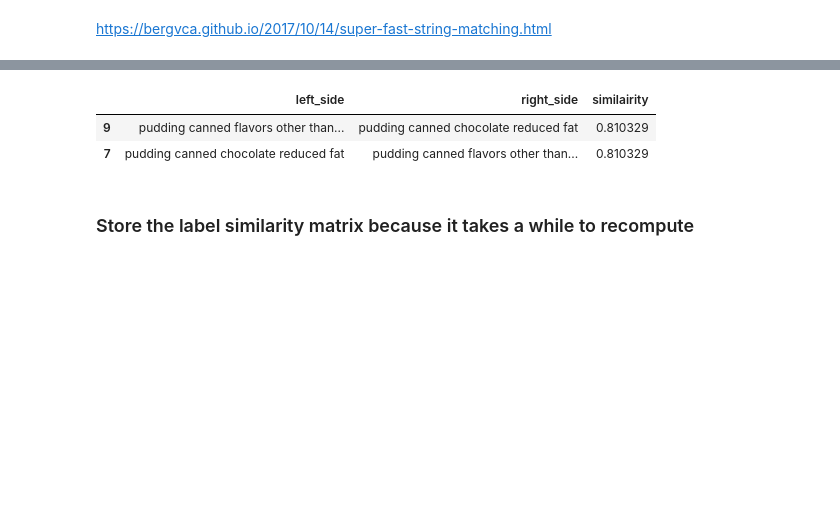
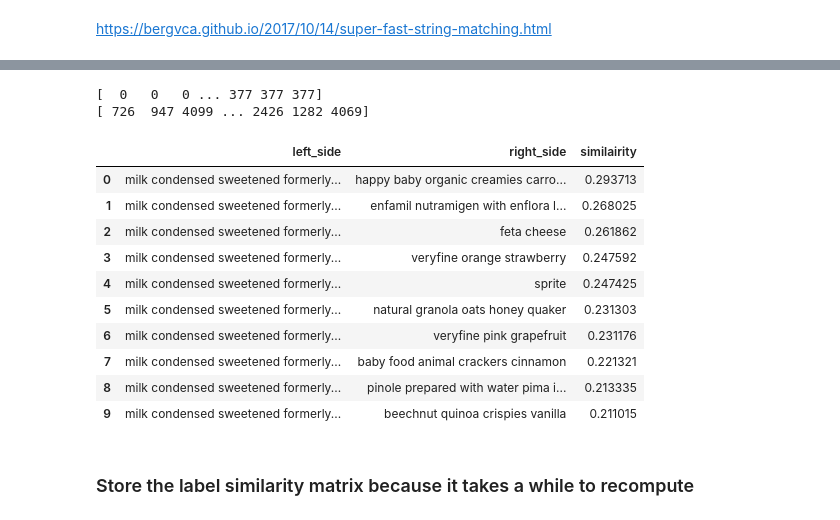
Before and after one commit to IBPA/dairy_matching, a Jupyter notebook: scripts/matching_pcc.ipynb, the cells around one changed output, grey strips where cells are left out. Drawn from its saved outputs; the diff is of its cells as text; code cells hidden in the pictures; blank space fills up the shorter version.

Commit message:
got similarity matrix

```diff
--- a/scripts/matching_pcc.ipynb
+++ b/scripts/matching_pcc.ipynb
@@ -110,10 +114,10 @@ B_labels = np.array([re.sub('[.,\/#!$%\^&\*;:{}=\-_`~()]','',label).lower() for
 # %%
-total = len(A_labels)*len(B_labels)
-lev_sim = np.zeros((len(A_labels),len(B_labels)))
-for i in tnrange(0,len(A_labels)):
-    for j in tqdm_notebook(range(i+1,len(B_labels)),leave=False):
-        lev_sim[i,j] = fuzz.partial_token_sort_ratio(A_labels[i],B_labels[j])
+# total = len(A_labels)*len(B_labels)
+# lev_sim = np.zeros((len(A_labels),len(B_labels)))
+# for i in tnrange(0,len(A_labels)):
+#     for j in tqdm_notebook(range(i+1,len(B_labels)),leave=False):
+#         lev_sim[i,j] = fuzz.partial_token_sort_ratio(A_labels[i],B_labels[j])
 
-lev_sim = cdist(A_labels.reshape(-1,1),B_labels.reshape(-1,1), fuzz.partial_token_sort_ratio)
+# lev_sim = cdist(A_labels.reshape(-1,1),B_labels.reshape(-1,1), fuzz.partial_token_sort_ratio)
 
-lev_sim = lev_sim / 100
+# lev_sim = lev_sim / 100
@@ -134,4 +130,6 @@ def ngrams(string, n=3):
     return [''.join(ngram) for ngram in ngrams]
 # %%
 vectorizer = TfidfVectorizer(min_df=1, analyzer=ngrams)
-tf_idf_matrix = vectorizer.fit_transform(A_labels)
+vectorizer.fit(all_labels)
+tf_idf_A = vectorizer.transform(A_labels)
+tf_idf_B = vectorizer.transform(B_labels)
@@ -138,7 +167,10 @@ tf_idf_matrix = vectorizer.fit_transform(A_labels)
 # %%
-import time
 t1 = time.time()
-matches = awesome_cossim_topn(tf_idf_matrix, tf_idf_matrix.transpose(), 10, 0.8)
+
+SIM_THRESH = 0
+N_MATCHES = 10
+
+matches = awesome_cossim_topn(tf_idf_A, tf_idf_B, N_MATCHES, SIM_THRESH)
 t = time.time()-t1
 print("SELFTIMED:", t)
 # %% [output]
@@ -151,10 +183,12 @@ matches
 # %%
-def get_matches_df(sparse_matrix, name_vector, top=10):
+def get_matches_df(sparse_matrix, A_labels, B_labels, top=10):
     non_zeros = sparse_matrix.nonzero()
 
     sparserows = non_zeros[0]
     sparsecols = non_zeros[1]
 
+    print(sparserows)
+    print(sparsecols)
 #     if top:
 #         nr_matches = top
 #     else:
@@ -167,21 +201,33 @@ def get_matches_df(sparse_matrix, name_vector, top=10):
     similairity = np.zeros(nr_matches)
 
     for index in range(0, nr_matches):
-        left_side[index] = name_vector[sparserows[index]]
-        right_side[index] = name_vector[sparsecols[index]]
+        a = sparserows[index]
+        left_side[index] = A_labels[a]
+        b = sparsecols[index]
+        right_side[index] = B_labels[b]
         similairity[index] = sparse_matrix.data[index]
 
     return pd.DataFrame({'left_side': left_side,
                           'right_side': right_side,
                            'similairity': similairity})
 # %%
-matches_df = get_matches_df(matches, A_labels, top=100000)
+matches_df = get_matches_df(matches, A_labels, B_labels, top=100000)
 matches_df = matches_df[matches_df['similairity'] < 0.99999] # Remove all exact matches
-matches_df.sample(2)
+matches_df
 # %% [output]
+[  0   0   0 ... 377 377 377]
+[ 726  947 4099 ... 2426 1282 4069]
 |  | left_side | right_side | similairity |
-| 9 | pudding canned flavors other than... | pudding canned chocolate reduced fat | 0.810329 |
-| 7 | pudding canned chocolate reduced fat | pudding canned flavors other than... | 0.810329 |
+| 0 | milk condensed sweetened formerly... | happy baby organic creamies carro... | 0.293713 |
+| 1 | milk condensed sweetened formerly... | enfamil nutramigen with enflora l... | 0.268025 |
+| 2 | milk condensed sweetened formerly... | feta cheese | 0.261862 |
+| 3 | milk condensed sweetened formerly... | veryfine orange strawberry | 0.247592 |
+| 4 | milk condensed sweetened formerly... | sprite | 0.247425 |
+| 5 | milk condensed sweetened formerly... | natural granola oats honey quaker | 0.231303 |
+| 6 | milk condensed sweetened formerly... | veryfine pink grapefruit | 0.231176 |
+| 7 | milk condensed sweetened formerly... | baby food animal crackers cinnamon | 0.221321 |
+| 8 | milk condensed sweetened formerly... | pinole prepared with water pima i... | 0.213335 |
+| 9 | milk condensed sweetened formerly... | beechnut quinoa crispies vanilla | 0.211015 |
 # %% [markdown]
 ### Store the label similarity matrix because it takes a while to recompute
 # %%
```
Also changed, not shown: parts of 10 cells of this notebook.
